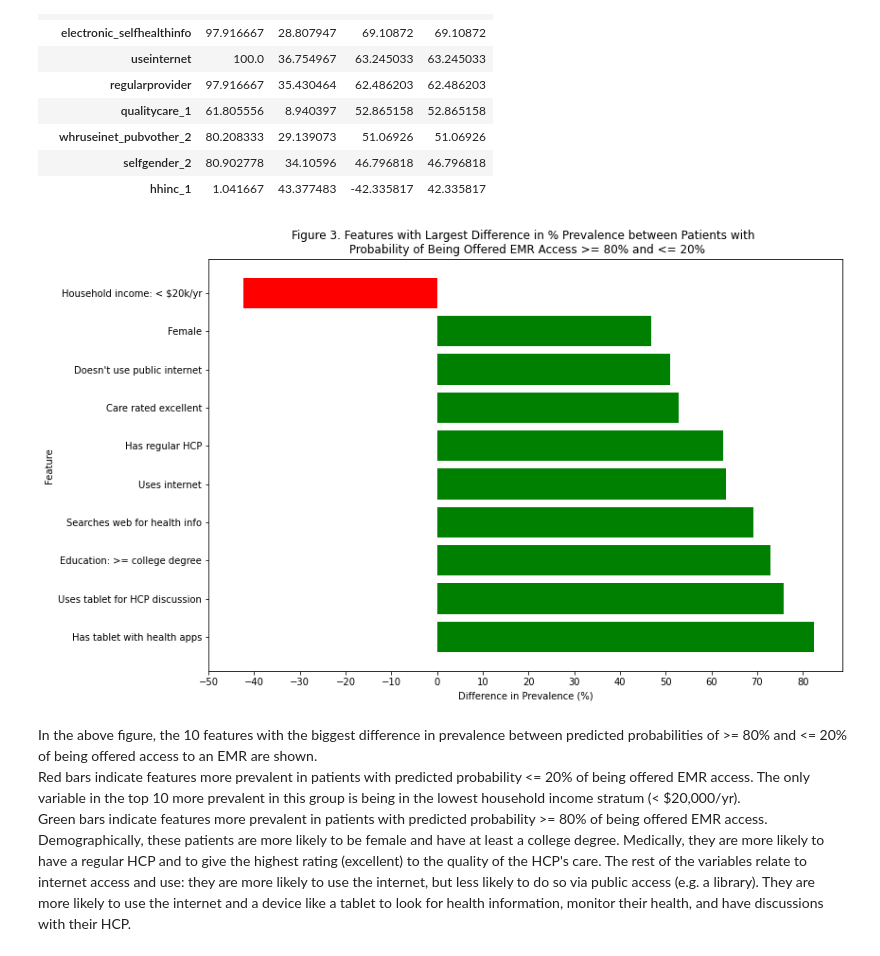
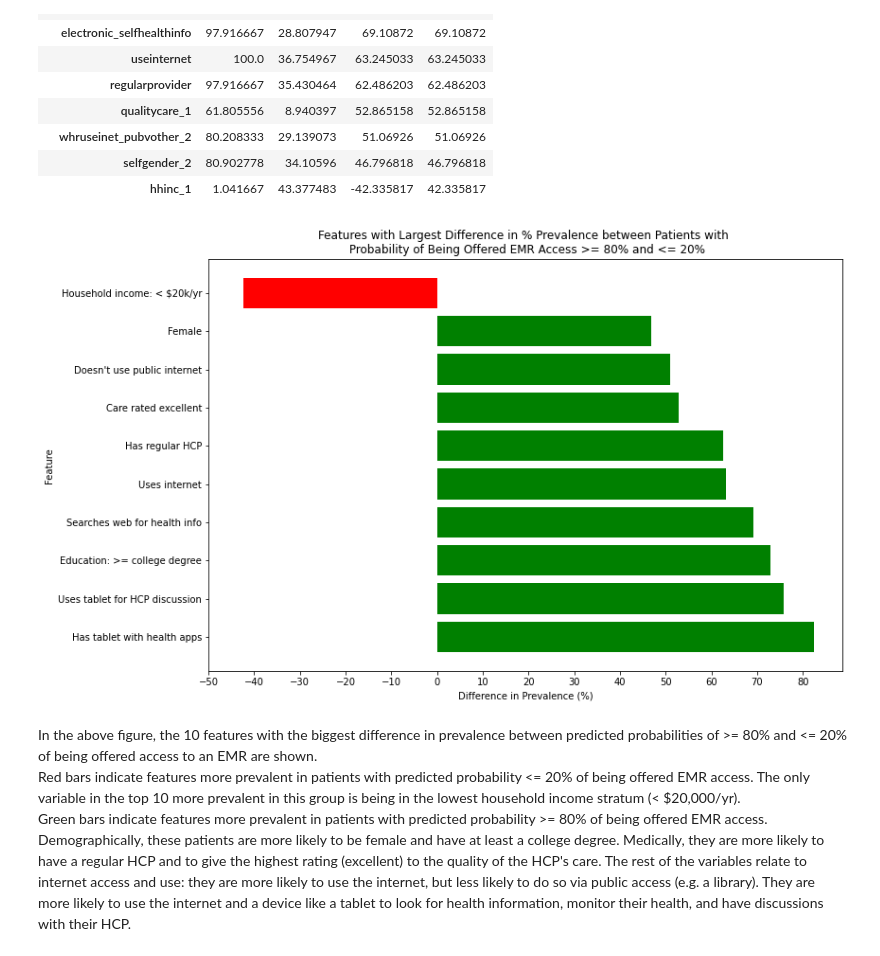
Before and after one commit to ensst6/Udacity_DSND_FinalProject, a Jupyter notebook: DSND_Final_Analysis.ipynb, the cells around one changed output. Saved outputs shown, nothing was run; the diff lists cells and outputs as text; code cells hidden in the pictures.

```diff
--- a/DSND_Final_Analysis.ipynb
+++ b/DSND_Final_Analysis.ipynb
@@ -982,17 +981,17 @@ df_topabs
 # %%
 fig, bar2 = plt.subplots(figsize = (12,8))
 y_labs = ['Has tablet with health apps', 'Uses tablet for HCP discussion', 'Education: >= college degree', \
           'Searches web for health info', 'Uses internet', 'Has regular HCP', 'Care rated excellent', \
          "Doesn't use public internet", 'Female', 'Household income: < $20k/yr']
 df_topabs['negpos'] = df_topabs['diff'] < 0
 bar2 = plt.barh(data=df_topabs, y=np.arange(10), width='diff', tick_label=y_labs,\
                color=df_topabs['negpos'].map({True:'r', False:'g'}))
-plt.title('Figure 3. Features with Largest Difference in % Prevalence between Patients with \n Probability of Being Offered EMR Access >= 80% and <= 20%')
+plt.title('Features with Largest Difference in % Prevalence between Patients with \n Probability of Being Offered EMR Access >= 80% and <= 20%')
 plt.xlabel('Difference in Prevalence (%)')
 plt.ylabel('Feature')
 plt.xticks(np.arange(-50, 90, 10));
 # %% [output]
-[figure, old version]
+[figure, new version]
 # %% [markdown]
 In the above figure, the 10 features with the biggest difference in prevalence between predicted probabilities of \>= 80% and \<= 20% of being offered access to an EMR are shown.
 Red bars indicate features more prevalent in patients with predicted probability \<= 20% of being offered EMR access. The only variable in the top 10 more prevalent in this group is being in the lowest household income stratum (\< \$20,000/yr).
```
Also changed, not shown: parts of 28 cells of this notebook.
